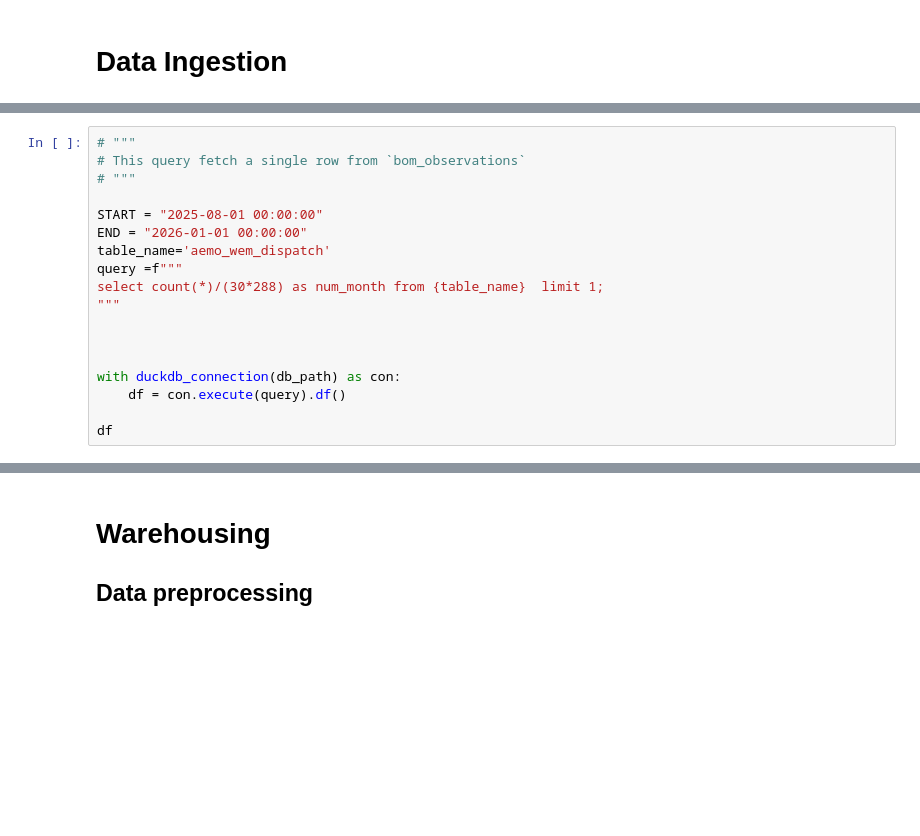
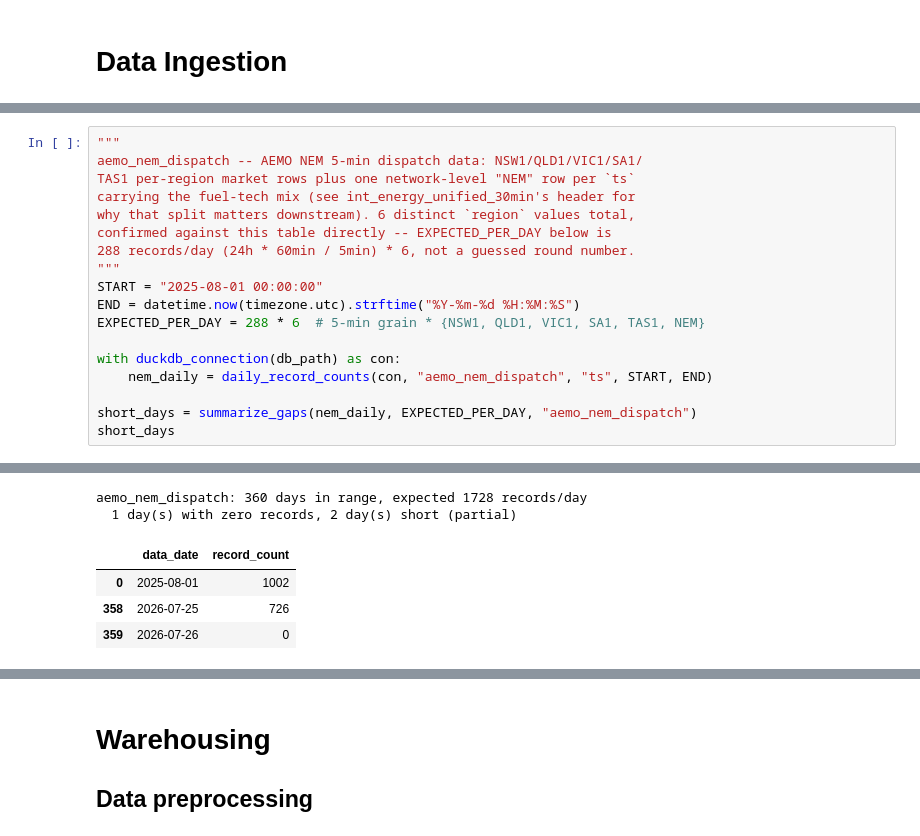
Before and after one commit to diptu/EcoLens, a Jupyter notebook: services/data-pipeline/notebooks/data-pipeline.ipynb, the cells around one changed output, grey strips where cells are left out. Saved outputs shown, nothing was run; the diff lists cells and outputs as text; blank space fills up the shorter version.

```diff
--- a/services/data-pipeline/notebooks/data-pipeline.ipynb
+++ b/services/data-pipeline/notebooks/data-pipeline.ipynb
@@ -191,18 +75,0 @@ df
-# %%
-# """
-# This query fetch a single row from `bom_observations`
-# """
-
-START = "2025-08-01 00:00:00"
-END = "2026-01-01 00:00:00"
-table_name='aemo_wem_dispatch'
-query =f"""
-select count(*)/(30*288) as num_month from {table_name}  limit 1;
-"""
-
-
-
-with duckdb_connection(db_path) as con:
-    df = con.execute(query).df()
-
-df
@@ -213,0 +132,19 @@ df
+# %%
+"""
+aemo_nem_dispatch -- AEMO NEM 5-min dispatch data: NSW1/QLD1/VIC1/SA1/
+TAS1 per-region market rows plus one network-level "NEM" row per `ts`
+carrying the fuel-tech mix (see int_energy_unified_30min's header for
+why that split matters downstream). 6 distinct `region` values total,
+confirmed against this table directly -- EXPECTED_PER_DAY below is
+288 records/day (24h * 60min / 5min) * 6, not a guessed round number.
+"""
+START = "2025-08-01 00:00:00"
+END = datetime.now(timezone.utc).strftime("%Y-%m-%d %H:%M:%S")
+EXPECTED_PER_DAY = 288 * 6  # 5-min grain * {NSW1, QLD1, VIC1, SA1, TAS1, NEM}
+
+with duckdb_connection(db_path) as con:
+    nem_daily = daily_record_counts(con, "aemo_nem_dispatch", "ts", START, END)
+
+short_days = summarize_gaps(nem_daily, EXPECTED_PER_DAY, "aemo_nem_dispatch")
+short_days
+# %% [output]
@@ -213,0 +153,6 @@ df
+aemo_nem_dispatch: 360 days in range, expected 1728 records/day
+  1 day(s) with zero records, 2 day(s) short (partial)
+|  | data_date | record_count |
+| 0 | 2025-08-01 | 1002 |
+| 358 | 2026-07-25 | 726 |
+| 359 | 2026-07-26 | 0 |
```
Also changed, not shown: parts of 23 cells of this notebook, 22 other files.
